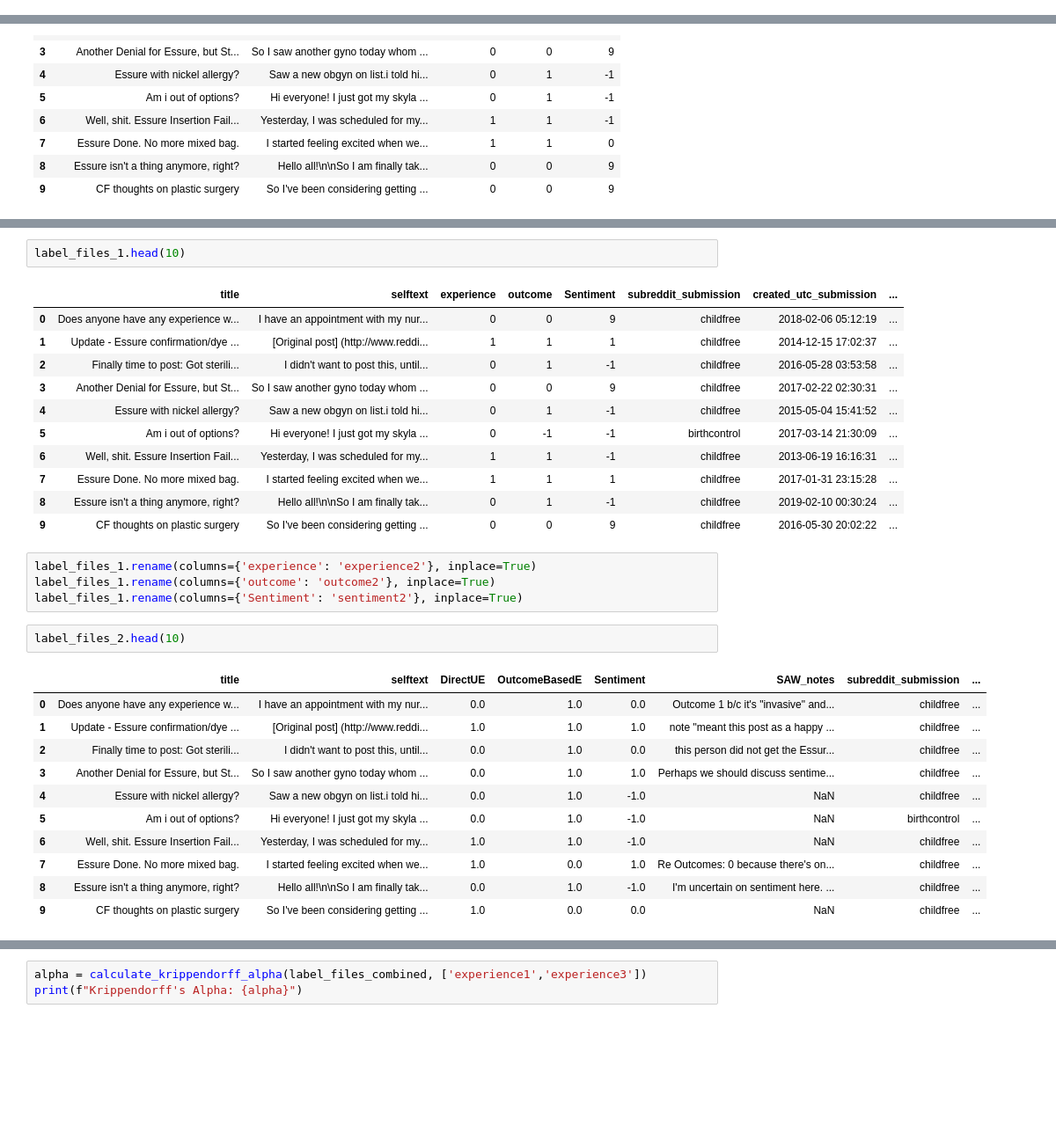
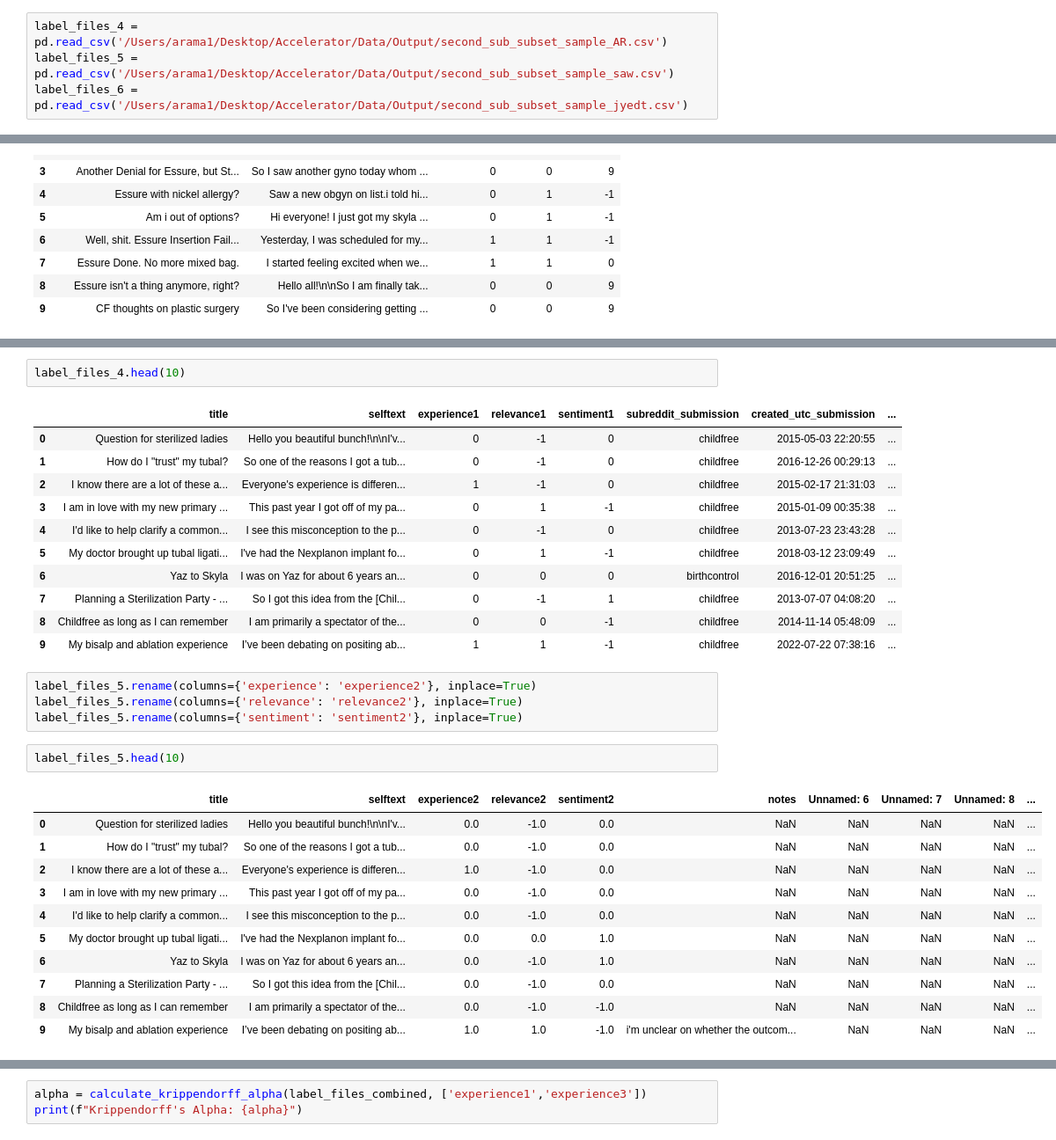
Before and after one commit to Aparnapalooza/Accelerator, a Jupyter notebook: code/label_comparison.ipynb, the cells around one changed output, grey strips where cells are left out. Shown at 88% size. Cells and saved outputs as stored; diff of their text form; blank space fills up the shorter version.

```diff
--- a/code/label_comparison.ipynb
+++ b/code/label_comparison.ipynb
@@ -16,3 +16,7 @@ label_files_2.head()
 | 2 | Finally time to post: Got sterili... | I didn't want to post this, until... | 0.0 | 1.0 | 0.0 | this person did not get the Essur... | childfree | ... |
 | 3 | Another Denial for Essure, but St... | So I saw another gyno today whom ... | 0.0 | 1.0 | 1.0 | Perhaps we should discuss sentime... | childfree | ... |
 | 4 | Essure with nickel allergy? | Saw a new obgyn on list.i told hi... | 0.0 | 1.0 | -1.0 | NaN | childfree | ... |
+# %%
+label_files_4 = pd.read_csv('/Users/arama1/Desktop/Accelerator/Data/Output/second_sub_subset_sample_AR.csv')
+label_files_5 = pd.read_csv('/Users/arama1/Desktop/Accelerator/Data/Output/second_sub_subset_sample_saw.csv')
+label_files_6 = pd.read_csv('/Users/arama1/Desktop/Accelerator/Data/Output/second_sub_subset_sample_jyedt.csv')
@@ -62,33 +83,33 @@ label_files_3.rename(columns={'sentiment': 'sentiment1'}, inplace=True)
 # %%
-label_files_1.head(10)
+label_files_4.head(10)
 # %% [output]
-|  | title | selftext | experience | outcome | Sentiment | subreddit_submission | created_utc_submission | ... |
-| 0 | Does anyone have any experience w... | I have an appointment with my nur... | 0 | 0 | 9 | childfree | 2018-02-06 05:12:19 | ... |
-| 1 | Update - Essure confirmation/dye ... | [Original post] (http://www.reddi... | 1 | 1 | 1 | childfree | 2014-12-15 17:02:37 | ... |
-| 2 | Finally time to post: Got sterili... | I didn't want to post this, until... | 0 | 1 | -1 | childfree | 2016-05-28 03:53:58 | ... |
-| 3 | Another Denial for Essure, but St... | So I saw another gyno today whom ... | 0 | 0 | 9 | childfree | 2017-02-22 02:30:31 | ... |
-| 4 | Essure with nickel allergy? | Saw a new obgyn on list.i told hi... | 0 | 1 | -1 | childfree | 2015-05-04 15:41:52 | ... |
-| 5 | Am i out of options? | Hi everyone! I just got my skyla ... | 0 | -1 | -1 | birthcontrol | 2017-03-14 21:30:09 | ... |
-| 6 | Well, shit. Essure Insertion Fail... | Yesterday, I was scheduled for my... | 1 | 1 | -1 | childfree | 2013-06-19 16:16:31 | ... |
-| 7 | Essure Done. No more mixed bag. | I started feeling excited when we... | 1 | 1 | 1 | childfree | 2017-01-31 23:15:28 | ... |
-| 8 | Essure isn't a thing anymore, right? | Hello all!\n\nSo I am finally tak... | 0 | 1 | -1 | childfree | 2019-02-10 00:30:24 | ... |
-| 9 | CF thoughts on plastic surgery | So I've been considering getting ... | 0 | 0 | 9 | childfree | 2016-05-30 20:02:22 | ... |
+|  | title | selftext | experience1 | relevance1 | sentiment1 | subreddit_submission | created_utc_submission | ... |
+| 0 | Question for sterilized ladies | Hello you beautiful bunch!\n\nI'v... | 0 | -1 | 0 | childfree | 2015-05-03 22:20:55 | ... |
+| 1 | How do I "trust" my tubal? | So one of the reasons I got a tub... | 0 | -1 | 0 | childfree | 2016-12-26 00:29:13 | ... |
+| 2 | I know there are a lot of these a... | Everyone's experience is differen... | 1 | -1 | 0 | childfree | 2015-02-17 21:31:03 | ... |
+| 3 | I am in love with my new primary ... | This past year I got off of my pa... | 0 | 1 | -1 | childfree | 2015-01-09 00:35:38 | ... |
+| 4 | I'd like to help clarify a common... | I see this misconception to the p... | 0 | -1 | 0 | childfree | 2013-07-23 23:43:28 | ... |
+| 5 | My doctor brought up tubal ligati... | I've had the Nexplanon implant fo... | 0 | 1 | -1 | childfree | 2018-03-12 23:09:49 | ... |
+| 6 | Yaz to Skyla | I was on Yaz for about 6 years an... | 0 | 0 | 0 | birthcontrol | 2016-12-01 20:51:25 | ... |
+| 7 | Planning a Sterilization Party - ... | So I got this idea from the [Chil... | 0 | -1 | 1 | childfree | 2013-07-07 04:08:20 | ... |
+| 8 | Childfree as long as I can remember | I am primarily a spectator of the... | 0 | 0 | -1 | childfree | 2014-11-14 05:48:09 | ... |
+| 9 | My bisalp and ablation experience | I’ve been debating on positing ab... | 1 | 1 | -1 | childfree | 2022-07-22 07:38:16 | ... |
 # %%
-label_files_1.rename(columns={'experience': 'experience2'}, inplace=True)
-label_files_1.rename(columns={'outcome': 'outcome2'}, inplace=True)
-label_files_1.rename(columns={'Sentiment': 'sentiment2'}, inplace=True)
+label_files_5.rename(columns={'experience': 'experience2'}, inplace=True)
+label_files_5.rename(columns={'relevance': 'relevance2'}, inplace=True)
+label_files_5.rename(columns={'sentiment': 'sentiment2'}, inplace=True)
 # %%
-label_files_2.head(10)
+label_files_5.head(10)
 # %% [output]
-|  | title | selftext | DirectUE | OutcomeBasedE | Sentiment | SAW_notes | subreddit_submission | ... |
-| 0 | Does anyone have any experience w... | I have an appointment with my nur... | 0.0 | 1.0 | 0.0 | Outcome 1 b/c it's "invasive" and... | childfree | ... |
-| 1 | Update - Essure confirmation/dye ... | [Original post] (http://www.reddi... | 1.0 | 1.0 | 1.0 | note "meant this post as a happy ... | childfree | ... |
-| 2 | Finally time to post: Got sterili... | I didn't want to post this, until... | 0.0 | 1.0 | 0.0 | this person did not get the Essur... | childfree | ... |
-| 3 | Another Denial for Essure, but St... | So I saw another gyno today whom ... | 0.0 | 1.0 | 1.0 | Perhaps we should discuss sentime... | childfree | ... |
-| 4 | Essure with nickel allergy? | Saw a new obgyn on list.i told hi... | 0.0 | 1.0 | -1.0 | NaN | childfree | ... |
-| 5 | Am i out of options? | Hi everyone! I just got my skyla ... | 0.0 | 1.0 | -1.0 | NaN | birthcontrol | ... |
-| 6 | Well, shit. Essure Insertion Fail... | Yesterday, I was scheduled for my... | 1.0 | 1.0 | -1.0 | NaN | childfree | ... |
-| 7 | Essure Done. No more mixed bag. | I started feeling excited when we... | 1.0 | 0.0 | 1.0 | Re Outcomes: 0 because there's on... | childfree | ... |
-| 8 | Essure isn't a thing anymore, right? | Hello all!\n\nSo I am finally tak... | 0.0 | 1.0 | -1.0 | I'm uncertain on sentiment here. ... | childfree | ... |
-| 9 | CF thoughts on plastic surgery | So I've been considering getting ... | 1.0 | 0.0 | 0.0 | NaN | childfree | ... |
+|  | title | selftext | experience2 | relevance2 | sentiment2 | notes | Unnamed: 6 | Unnamed: 7 | Unnamed: 8 | ... |
+| 0 | Question for sterilized ladies | Hello you beautiful bunch!\n\nI'v... | 0.0 | -1.0 | 0.0 | NaN | NaN | NaN | NaN | ... |
+| 1 | How do I "trust" my tubal? | So one of the reasons I got a tub... | 0.0 | -1.0 | 0.0 | NaN | NaN | NaN | NaN | ... |
+| 2 | I know there are a lot of these a... | Everyone's experience is differen... | 1.0 | -1.0 | 0.0 | NaN | NaN | NaN | NaN | ... |
+| 3 | I am in love with my new primary ... | This past year I got off of my pa... | 0.0 | -1.0 | 0.0 | NaN | NaN | NaN | NaN | ... |
+| 4 | I'd like to help clarify a common... | I see this misconception to the p... | 0.0 | -1.0 | 0.0 | NaN | NaN | NaN | NaN | ... |
+| 5 | My doctor brought up tubal ligati... | I've had the Nexplanon implant fo... | 0.0 | 0.0 | 1.0 | NaN | NaN | NaN | NaN | ... |
+| 6 | Yaz to Skyla | I was on Yaz for about 6 years an... | 0.0 | -1.0 | 1.0 | NaN | NaN | NaN | NaN | ... |
+| 7 | Planning a Sterilization Party - ... | So I got this idea from the [Chil... | 0.0 | -1.0 | 0.0 | NaN | NaN | NaN | NaN | ... |
+| 8 | Childfree as long as I can remember | I am primarily a spectator of the... | 0.0 | -1.0 | -1.0 | NaN | NaN | NaN | NaN | ... |
+| 9 | My bisalp and ablation experience | I’ve been debating on positing ab... | 1.0 | 1.0 | -1.0 | i'm unclear on whether the outcom... | NaN | NaN | NaN | ... |
 # %%
```
Also changed, not shown: parts of 18 cells of this notebook, 4 other files.
